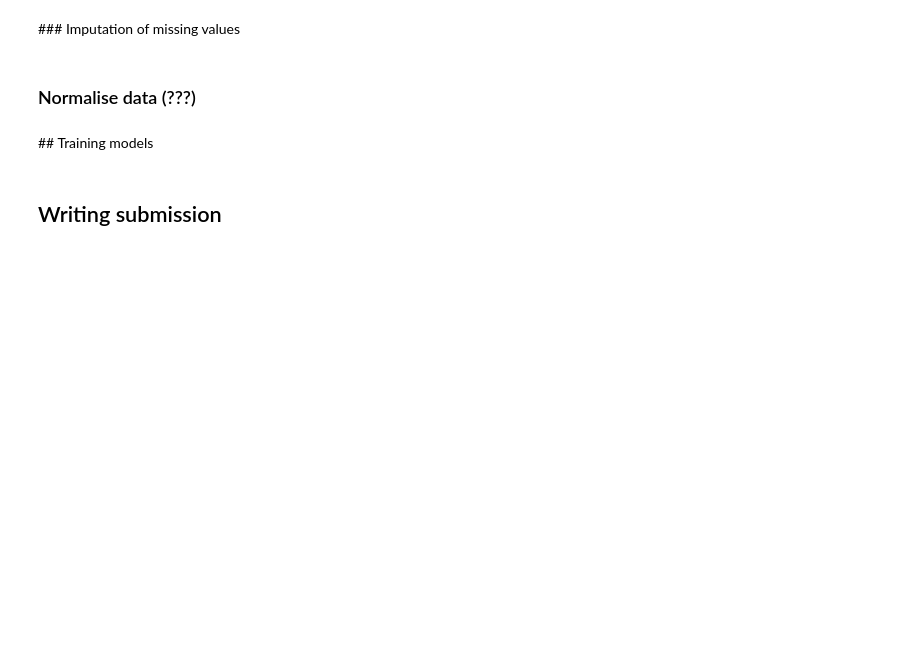
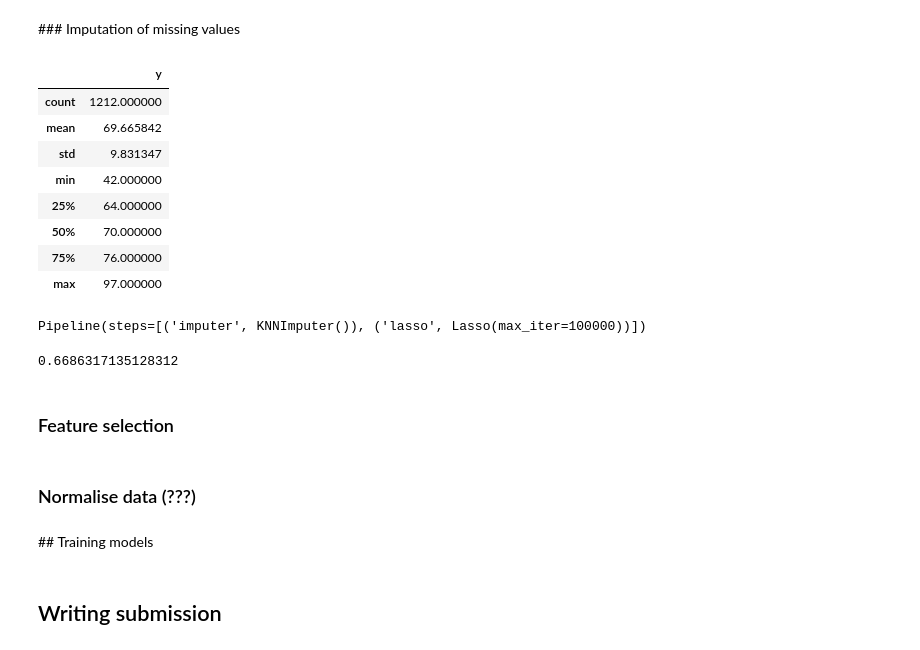
Before and after one commit to andreakiro/aml-bonjour, a Jupyter notebook: task-1/aml-task1.ipynb, the cells around one changed output. Cells and saved outputs as stored; diff of their text form; code cells hidden in the pictures; blank space fills up the shorter version.

Commit message:
First pipeline coded

```diff
--- a/task-1/aml-task1.ipynb
+++ b/task-1/aml-task1.ipynb
@@ -72,5 +102,25 @@ no_outliers.describe()
 # %% [markdown]
 ### Imputation of missing values
+# %%
+y_train.drop(columns=['id']).describe()
+# %% [output]
+|  | y |
+| count | 1212.000000 |
+| mean | 69.665842 |
+| std | 9.831347 |
+| min | 42.000000 |
+| 25% | 64.000000 |
+| 50% | 70.000000 |
+| 75% | 76.000000 |
+| max | 97.000000 |
 # %%
 # Should test imputing with mean or k-nearest neighbours
 # Use sklearn imputers and pipelines, cleaner than using pandas (I think, maybe? Since it's ML pipeline)
+pipe = Pipeline([('imputer', KNNImputer()), ('lasso', Lasso(max_iter=100000))])
+pipe.fit(X_train.drop(columns=['id']), y_train.drop(columns=['id']))
+# %% [output]
+Pipeline(steps=[('imputer', KNNImputer()), ('lasso', Lasso(max_iter=100000))])
+# %%
+pipe.score(X_train.drop(columns=['id']), y_train.drop(columns=['id']))
+# %% [output]
+0.6686317135128312
@@ -76,0 +133,2 @@ no_outliers.describe()
+# %% [markdown]
+### Feature selection
```
Also changed, not shown: parts of 12 cells of this notebook, 1 other file.
